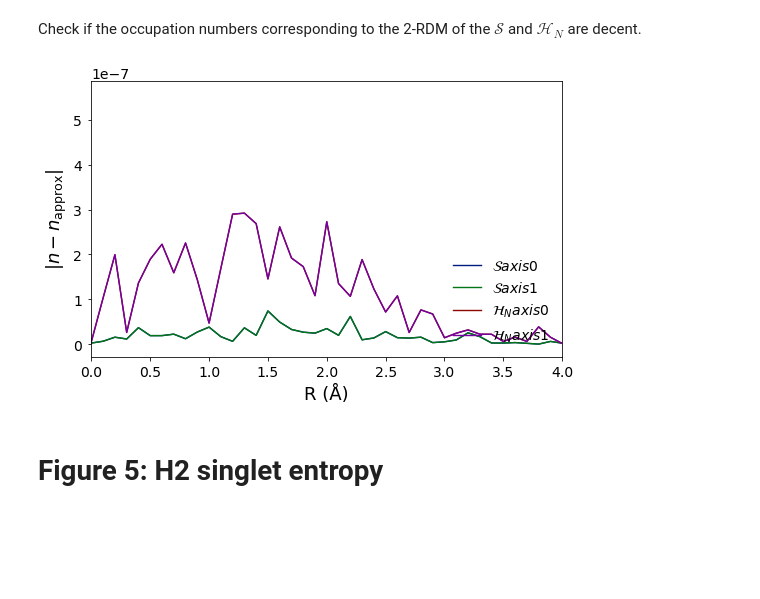
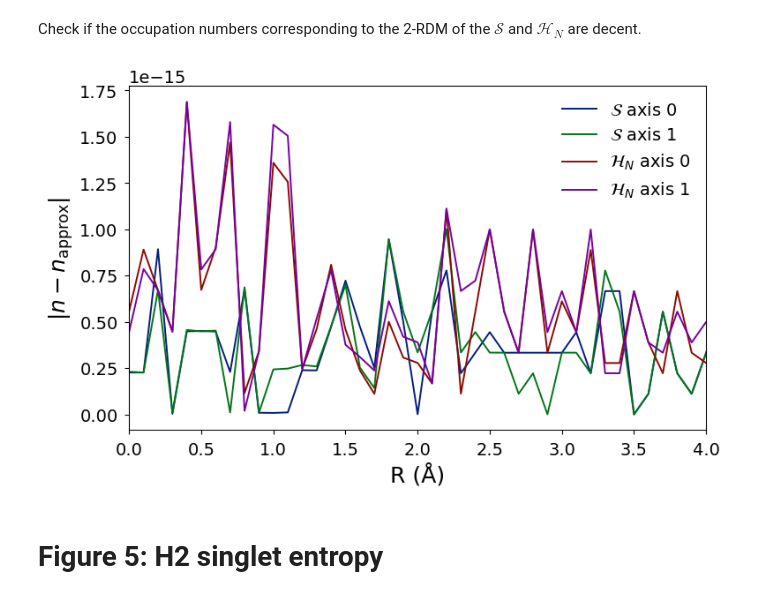
Before and after one commit to DerkKooi/bfsinkhorn, a Jupyter notebook: figures/H2_singlet.ipynb, the cells around one changed output. Drawn from its saved outputs; the diff is of its cells as text; code cells hidden in the pictures; blank space fills up the shorter version.

```diff
--- a/figures/H2_singlet.ipynb
+++ b/figures/H2_singlet.ipynb
@@ -222,6 +230,12 @@ NOON_error_S2_restricted_axis1 = np.zeros_like(R)
 NOON_error_unrestricted_axis0 = np.zeros_like(R)
 NOON_error_unrestricted_axis1 = np.zeros_like(R)
 
+dm0 = None
+ci0 = None
+
+Sinkhorn_S2 = BosonicSinkhorn(2)
+Sinkhorn_unrestricted = FermionicSinkhorn(2)
+
 for i in range(R.size):
     print('R:', R[i])
     if i==0:
@@ -232,8 +246,17 @@ for i in range(R.size):
     N = sum(mol.nelec)
 
     #Run Hartree-Fock and CISD
-    mf = scf.RHF(mol).run()
-    cisd = ci.CISD(mf).run()
+    mf = scf.RHF(mol)
+    mf.kernel(dm0=dm0)
+
+
+    cisd = ci.CISD(mf)
+    cisd.kernel(ci0=ci0)
+
+    # Store the initial guess for the next R
+    if i > 0:
+        dm0 = mf.make_rdm1()
+        ci0 = cisd.ci
 
     #Store energies of Hartree-Fock and CISD
     E_HF[i] = mf.e_tot
@@ -282,9 +305,9 @@ for i in range(R.size):
     K = K[non_zero].T[non_zero]
 
     #Run Bosonic Sinkhorn for S2 restricted (\mathcal{S})
-    result = bsinkhorn(n, N, threshold = 10**-12, degen_cutoff=10**-7, verbose=False, comp_correlations=True)
+    result = Sinkhorn_S2(n)
     S_S2_restricted[i] = result['S']
-    rdm2_S2_restricted = result['correlations'] - np.diag(n)
+    rdm2_S2_restricted = Sinkhorn_S2.compute_rdm2(n, result['eps'])
 
     NOON_error_S2_restricted_axis0[i] = np.sum(np.abs(np.sum(rdm2_S2_restricted, axis=1)-n))
     NOON_error_S2_restricted_axis1[i] = np.sum(np.abs(np.sum(rdm2_S2_restricted, axis=0)-n))
@@ -302,9 +325,9 @@ for i in range(R.size):
     ns = np.concatenate([n, n])/2
 
     #Run the Fermionic sinkhorn for the \mathcal{H}_N calculation
-    result_fermion = fsinkhorn(ns, N, threshold = 10**-12, degen_cutoff=10**-7, verbose=False, old=True, comp_correlations=True)
+    result_fermion = Sinkhorn_unrestricted(ns)
     S_unrestricted[i] = result_fermion['S']
-    rdm2_unrestricted = result_fermion['correlations'] - np.diag(ns)
+    rdm2_unrestricted = Sinkhorn_unrestricted.compute_rdm2(ns, result_fermion['eps'])
     #print('Unrestricted occupation numbers correct axis 0?', np.allclose(np.sum(rdm2_unrestricted, axis=1), ns))
     #print('Unrestricted occupation numbers correct axis 1?', np.allclose(np.sum(rdm2_unrestricted, axis=0), ns))
 
@@ -342,19 +365,19 @@ Check if the occupation numbers corresponding to the 2-RDM of the $\mathcal{S}$
 # %%
 fig = plt.figure(figsize=(2.5*single_column, 2*single_column*3/4))
 
-plt.plot(R, NOON_error_S2_restricted_axis0, label='$\mathcal{S} axis 0$')
-plt.plot(R, NOON_error_S2_restricted_axis1, label='$\mathcal{S} axis 1$')
-plt.plot(R, NOON_error_unrestricted_axis0, label='$\mathcal{H}_N axis 0$')
-plt.plot(R, NOON_error_unrestricted_axis1, label='$\mathcal{H}_N axis 1$')
+plt.plot(R, NOON_error_S2_restricted_axis0, label='$\mathcal{S}$ axis 0')
+plt.plot(R, NOON_error_S2_restricted_axis1, label='$\mathcal{S}$ axis 1')
+plt.plot(R, NOON_error_unrestricted_axis0, label='$\mathcal{H}_N$ axis 0')
+plt.plot(R, NOON_error_unrestricted_axis1, label='$\mathcal{H}_N$ axis 1')
 
 
-plt.legend(loc='lower right', framealpha=0)
+plt.legend(loc='upper right', framealpha=0)
 plt.xlabel('R (Å)')
 plt.ylabel('$|n-n_\mathrm{approx}|$')
 plt.xlim(0, 4)
 plt.show()
 # %% [output]
-[figure, old version]
+[figure, new version]
 # %% [markdown]
 # Figure 5: H2 singlet entropy
 # %%
```
Also changed, not shown: parts of 10 cells of this notebook, 15 other files.
